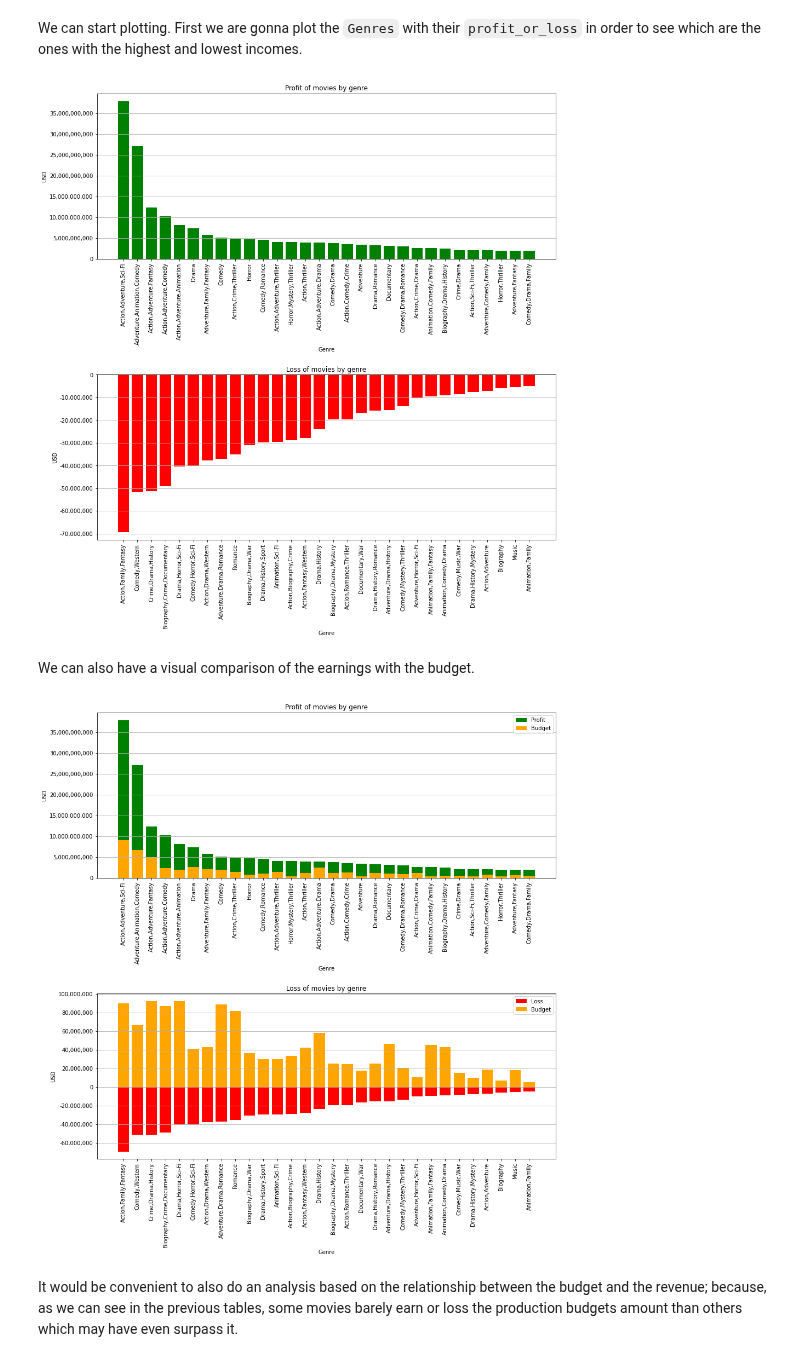
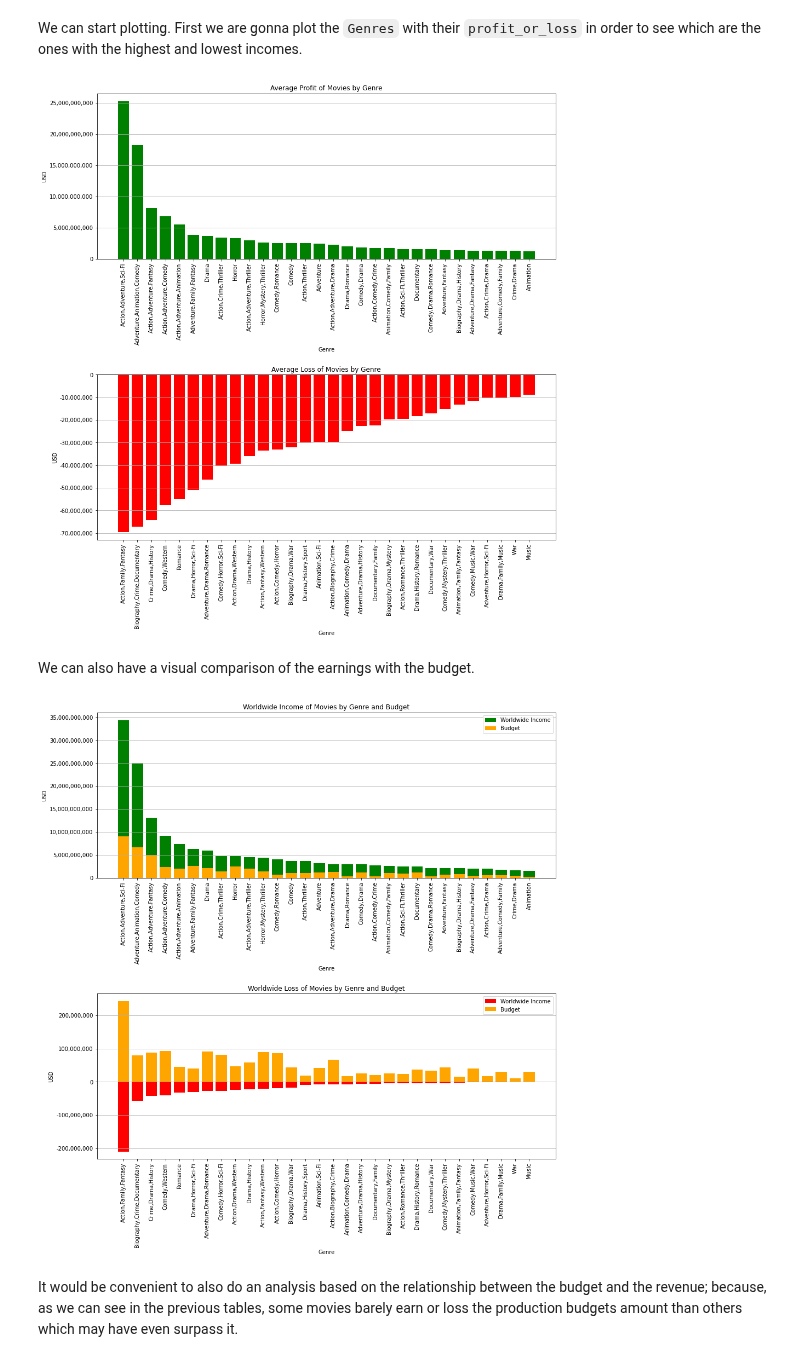
Before and after one commit to QuinnGrigsby/Capstone_Git-ing_it_done_MovieInformation, a Jupyter notebook: Data Understanding.ipynb, the cells around one changed output. Drawn from its saved outputs; the diff is of its cells as text; code cells hidden in the pictures.

```diff
--- a/Data Understanding.ipynb
+++ b/Data Understanding.ipynb
@@ -430,0 +416,2 @@ genre_gross_grouped = gross_and_genre.groupby(by="Genres", as_index=False).sum()
+# %%
+genre_gross_grouped["relation_pro_los"] = genre_gross_grouped.worldwide_gross/genre_gross_grouped.production_budget
@@ -457,3 +446,0 @@ If we take a quick look at `relation_pro_los`, we encounter a few infinities. Th
-# %%
-genre_gross_top["relation_pro_los"] = genre_gross_top.total_gross/genre_gross_top.profit_or_loss
-genre_gross_bottom["relation_pro_los"] = genre_gross_bottom.total_gross/genre_gross_bottom.profit_or_loss
@@ -480,6 +449,5 @@ We can see, even after cleaning up, that we have a not very significant result,
 # %%
 genre_gross_bottom = genre_gross_grouped.sort_values(by="profit_or_loss").iloc[:31]
-genre_gross_bottom["relation_pro_los"] = genre_gross_bottom.total_gross/genre_gross_bottom.profit_or_loss
 genre_gross_bottom.drop(index=32, inplace=True)
 genre_gross_bottom.head()
 # %% [output]
@@ -496,7 +464,7 @@ fig, (ax1, ax2) = plt.subplots(figsize=(15,15), nrows=2, ncols=1)
 
 ax1.bar(genre_gross_top.Genres, genre_gross_top.profit_or_loss, color="g")
 
-ax1.set_title("Profit of movies by genre")
+ax1.set_title("Average Profit of Movies by Genre")
 
 plt.draw()
 ax1.set_xticks(ax1.get_xticks())
@@ -512,7 +480,7 @@ ax1.grid(axis="y")
 #######
 
 ax2.bar(genre_gross_bottom.Genres, genre_gross_bottom.profit_or_loss, color="r")
-ax2.set_title("Loss of movies by genre")
+ax2.set_title("Average Loss of Movies by Genre")
 
 plt.draw()
 ax2.set_xticks(ax2.get_xticks())
@@ -530,54 +498,57 @@ ax2.grid(axis="y")
 plt.subplots_adjust(hspace=0.7)
 plt.show()
 # %% [output]
-[figure, old version]
+[figure, new version]
 # %% [markdown]
 We can also have a visual comparison of the earnings with the budget.
+# %%
+wwg_top = genre_gross_top.sort_values(by="worldwide_gross", ascending=False)
+wwg_bottom = genre_gross_bottom.sort_values(by="worldwide_gross", ascending=False)
 # %%
 fig, (ax1, ax2) = plt.subplots(figsize=(15,15), nrows=2, ncols=1)
 
-ax1.bar(genre_gross_top.Genres, genre_gross_top.profit_or_loss, color="g")
-ax1.bar(genre_gross_top.Genres, genre_gross_top.production_budget, color="orange")
+ax1.bar(genre_gross_top.Genres, wwg_top.worldwide_gross, color="g")
+ax1.bar(genre_gross_top.Genres, wwg_top.production_budget, color="orange")
 
-ax1.set_title("Profit of movies by genre")
+ax1.set_title("Worldwide Income of Movies by Genre and Budget")
 
 
 plt.draw()
 ax1.set_xticks(ax1.get_xticks())
 ax1.set_xticklabels(ax1.get_xticklabels(), rotation=90)
 ax1.ticklabel_format(style="plain", axis="y")
 ax1.get_yaxis().set_major_formatter(
     matplotlib.ticker.FuncFormatter(lambda x, p: format(int(x), ',')))
 
 ax1.set_xlabel("Genre")
 ax1.set_ylabel("USD")
-ax1.legend(labels=['Profit', 'Budget'])
+ax1.legend(labels=['Worldwide Income', 'Budget'])
 ax1.grid(axis="y")
 
 #######
 
-ax2.bar(genre_gross_bottom.Genres, genre_gross_bottom.profit_or_loss, color="r")
-ax2.bar(genre_gross_bottom.Genres, genre_gross_bottom.production_budget, color="orange")
+ax2.bar(genre_gross_bottom.Genres, -wwg_bottom.worldwide_gross, color="r")
+ax2.bar(genre_gross_bottom.Genres, wwg_bottom.production_budget, color="orange")
 
-ax2.set_title("Loss of movies by genre")
+ax2.set_title("Worldwide Loss of Movies by Genre and Budget")
 
 plt.draw()
 ax2.set_xticks(ax2.get_xticks())
 ax2.set_xticklabels(ax2.get_xticklabels(), rotation=90)
 ax2.ticklabel_format(style="plain", axis="y")
 ax2.get_yaxis().set_major_formatter(
     matplotlib.ticker.FuncFormatter(lambda x, p: format(int(x), ',')))
 
 ax2.set_xlabel("Genre")
 ax2.set_ylabel("USD")
-ax2.legend(labels=['Loss', 'Budget'])
+ax2.legend(labels=['Worldwide Income', 'Budget'])
 ax2.grid(axis="y")
 
 #######
 plt.subplots_adjust(hspace=0.7)
 plt.show()
 # %% [output]
-[figure, old version]
+[figure, new version]
 # %% [markdown]
 It would be convenient to also do an analysis based on the relationship between the budget and the revenue; because, as we can see in the previous tables, some movies barely earn or loss the production budgets amount than others which may have even surpass it.
 # %%
```
Also changed, not shown: parts of 52 cells of this notebook.
